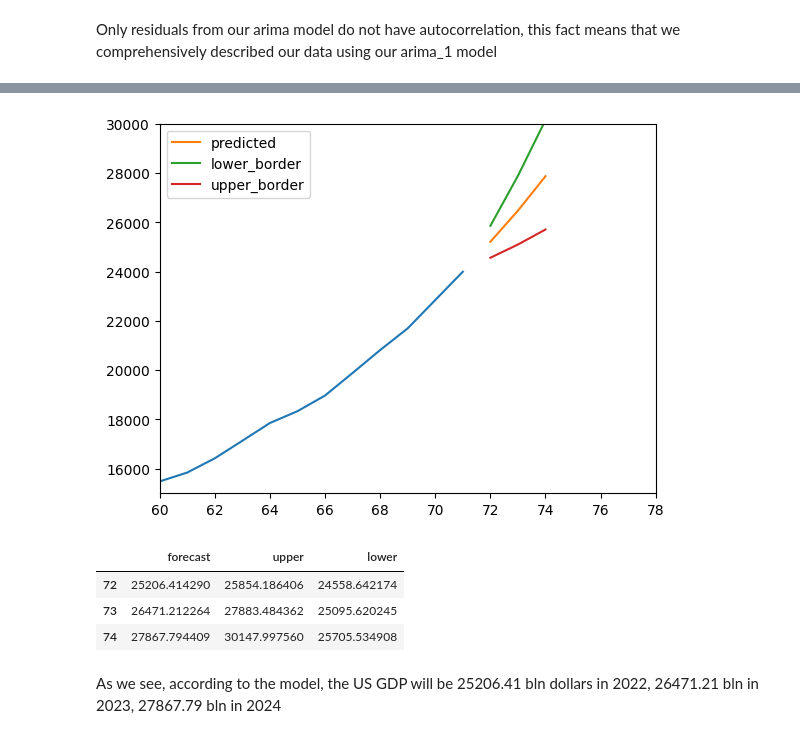
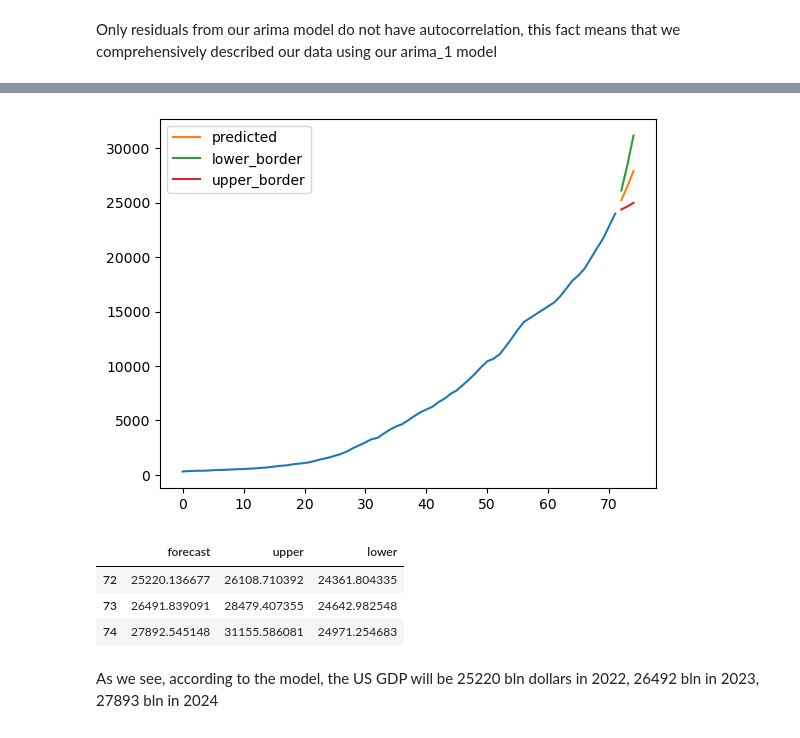
Before and after one commit to MathewShuvarikov/Python_and_R, a Jupyter notebook: Time_series_analysis/US_GDP.ipynb, the cells around one changed output, grey strips where cells are left out. Saved outputs shown, nothing was run; the diff lists cells and outputs as text; code cells hidden in the pictures.

```diff
--- a/Time_series_analysis/US_GDP.ipynb
+++ b/Time_series_analysis/US_GDP.ipynb
@@ -351,23 +326,21 @@ gamma[1]       0.3684      0.192      1.918  5.508e-02  [-8.015e-03,  0.745]
 
 Covariance estimator: robust
 # %%
-us_gdp_forecast = Arima_garch_forecasts.garch_forecast_without_test(garch_2, 0.05, df.Value, 3)
+us_gdp_forecast = Arima_garch_forecasts.garch_forecast_without_test_log(garch_2, 0.05, df.Value, 3)
 us_gdp_forecast.index = range(df.index[-1]+1, df.index[-1]+2+us_gdp_forecast.index[-1])
 # %%
 plt.plot(df.Value)
 plt.plot(us_gdp_forecast, label=['predicted', 'lower_border', 'upper_border'])
-plt.xlim(60, us_gdp_forecast.index[-1]+4)
-plt.ylim(15000,30000)
 plt.legend()
 plt.show()
 # %% [output]
-[figure, old version]
+[figure, new version]
 # %%
 us_gdp_forecast
 # %% [output]
 |  | forecast | upper | lower |
-| 72 | 25206.414290 | 25854.186406 | 24558.642174 |
-| 73 | 26471.212264 | 27883.484362 | 25095.620245 |
-| 74 | 27867.794409 | 30147.997560 | 25705.534908 |
+| 72 | 25220.136677 | 26108.710392 | 24361.804335 |
+| 73 | 26491.839091 | 28479.407355 | 24642.982548 |
+| 74 | 27892.545148 | 31155.586081 | 24971.254683 |
 # %% [markdown]
-As we see, according to the model, the US GDP will be 25206.41 bln dollars in 2022, 26471.21 bln in 2023, 27867.79 bln in 2024
+As we see, according to the model, the US GDP will be 25220 bln dollars in 2022, 26492 bln in 2023, 27893 bln in 2024
```
Also changed, not shown: parts of 33 cells of this notebook.
